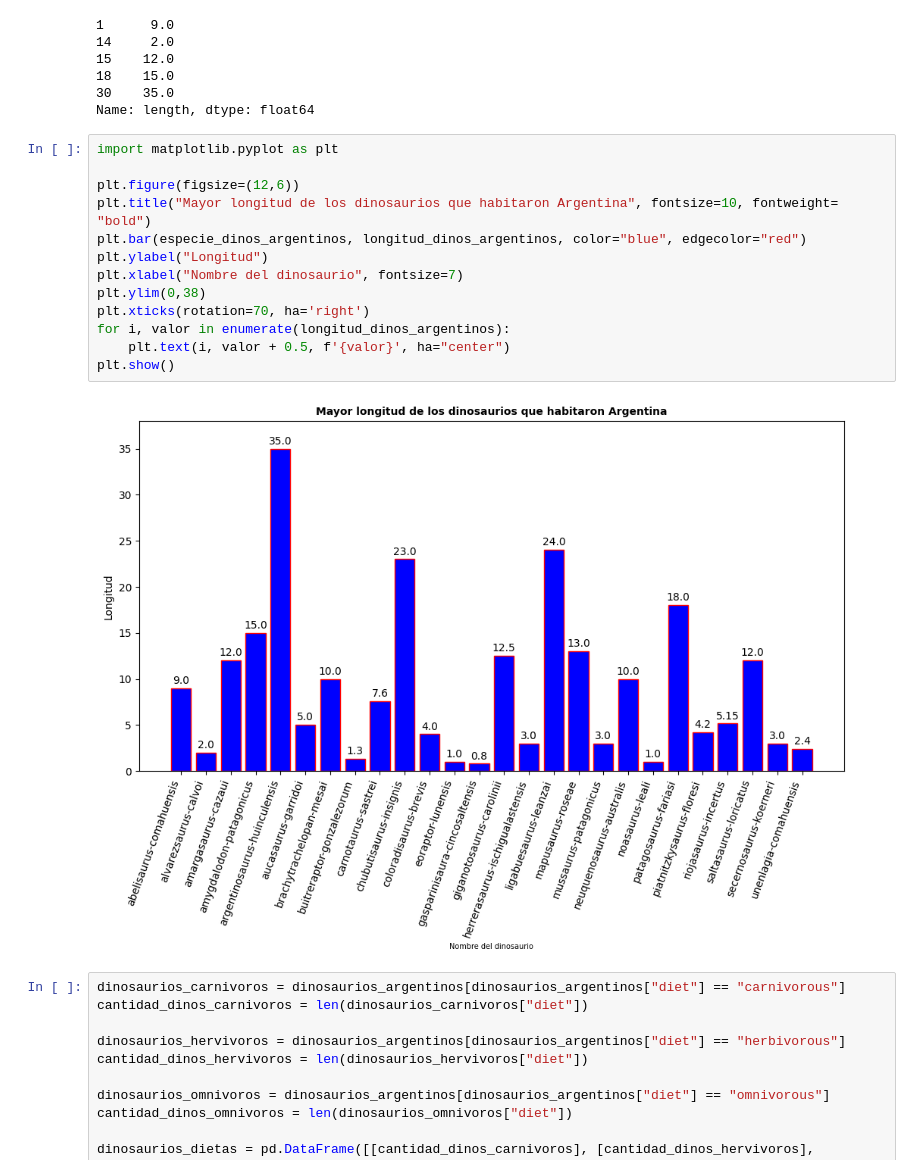
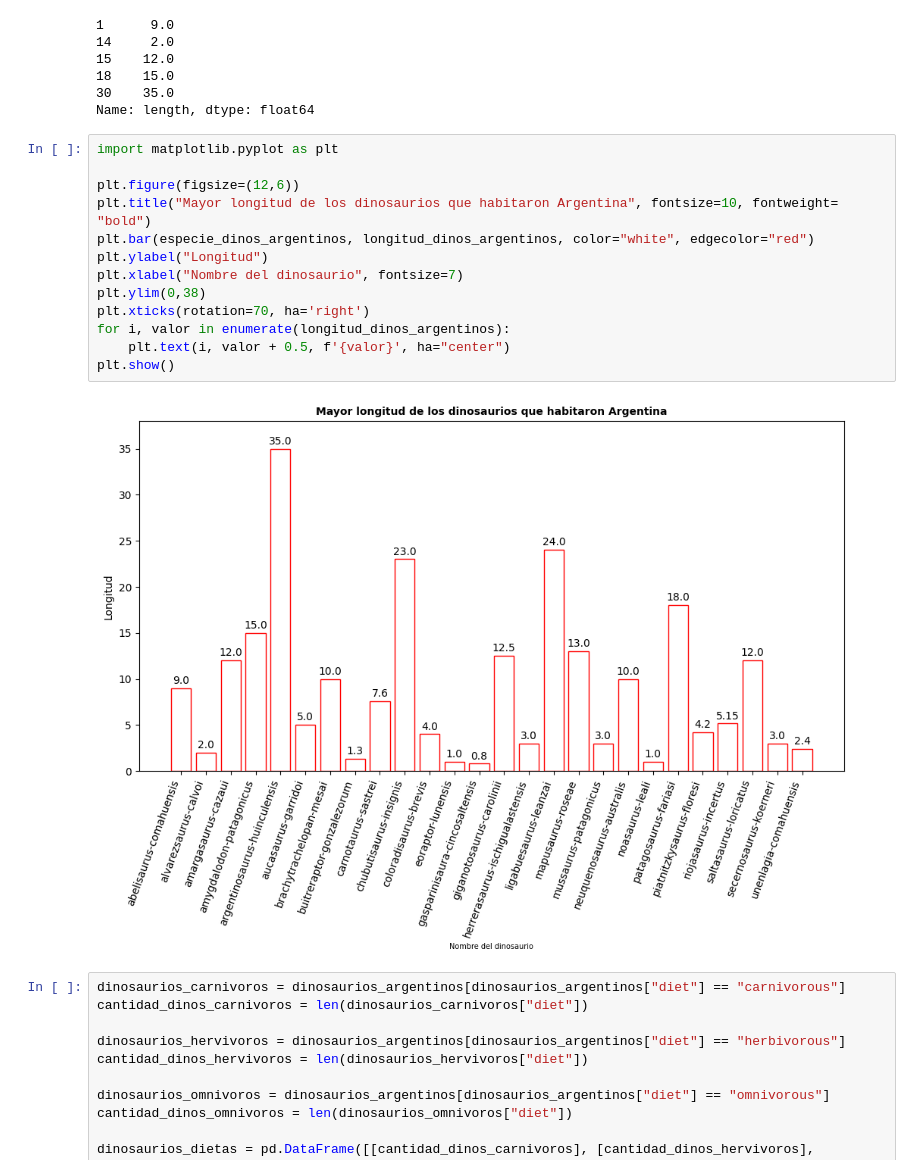
Before and after one commit to PoliTechForm/Data_Visualization, a Jupyter notebook: Python/dinosaurios.ipynb, the cells around one changed output. Drawn from its saved outputs; the diff is of its cells as text.

```diff
--- a/Python/dinosaurios.ipynb
+++ b/Python/dinosaurios.ipynb
@@ -56,18 +56,18 @@ Name: length, dtype: float64
 # %%
 import matplotlib.pyplot as plt
 
 plt.figure(figsize=(12,6))
 plt.title("Mayor longitud de los dinosaurios que habitaron Argentina", fontsize=10, fontweight= "bold")
-plt.bar(especie_dinos_argentinos, longitud_dinos_argentinos, color="blue", edgecolor="red")
+plt.bar(especie_dinos_argentinos, longitud_dinos_argentinos, color="white", edgecolor="red")
 plt.ylabel("Longitud")
 plt.xlabel("Nombre del dinosaurio", fontsize=7)
 plt.ylim(0,38)
 plt.xticks(rotation=70, ha='right')
 for i, valor in enumerate(longitud_dinos_argentinos):
     plt.text(i, valor + 0.5, f'{valor}', ha="center")
 plt.show()
 # %% [output]
-[figure, old version]
+[figure, new version]
 # %%
 dinosaurios_carnivoros = dinosaurios_argentinos[dinosaurios_argentinos["diet"] == "carnivorous"]
 cantidad_dinos_carnivoros = len(dinosaurios_carnivoros["diet"])
```
Also changed, not shown: parts of 1 cell of this notebook, 15 other files.
